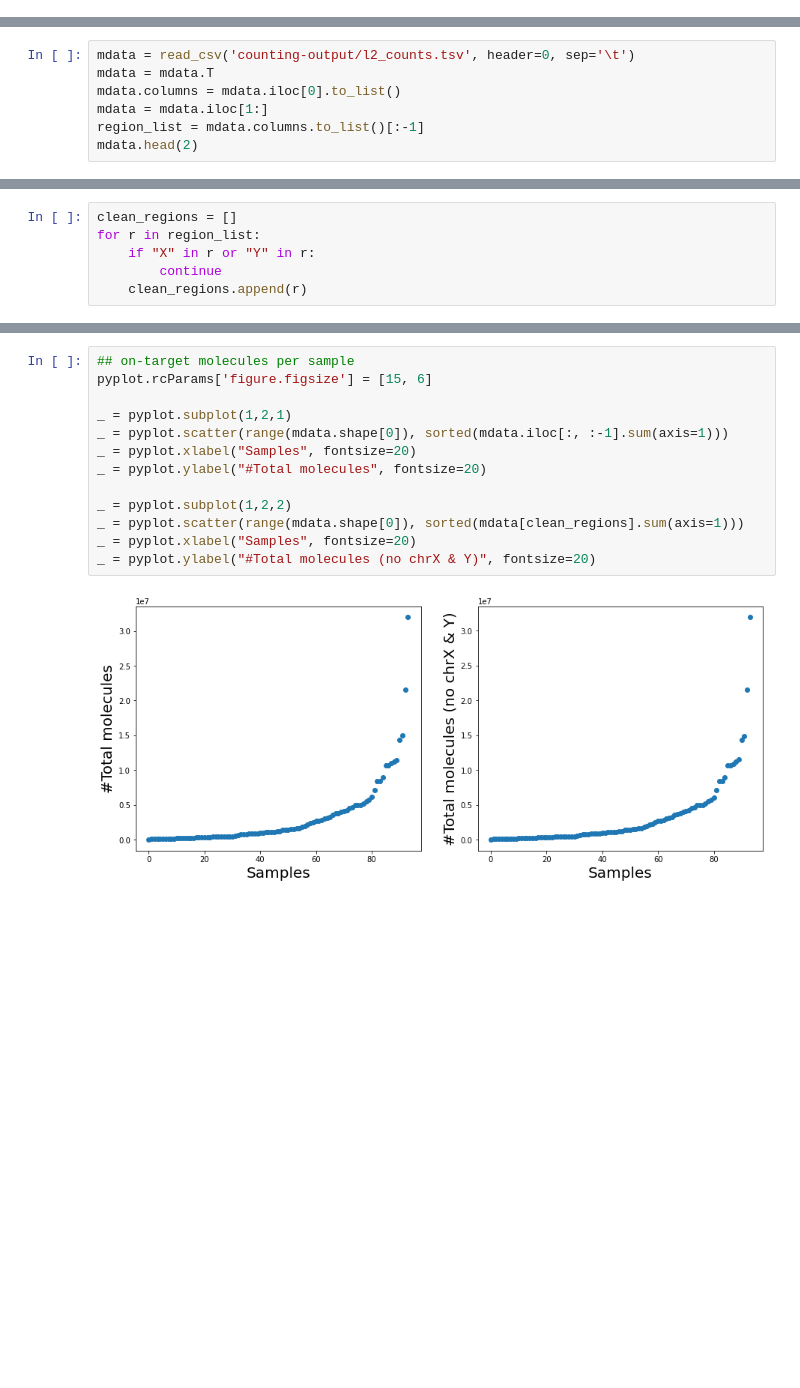
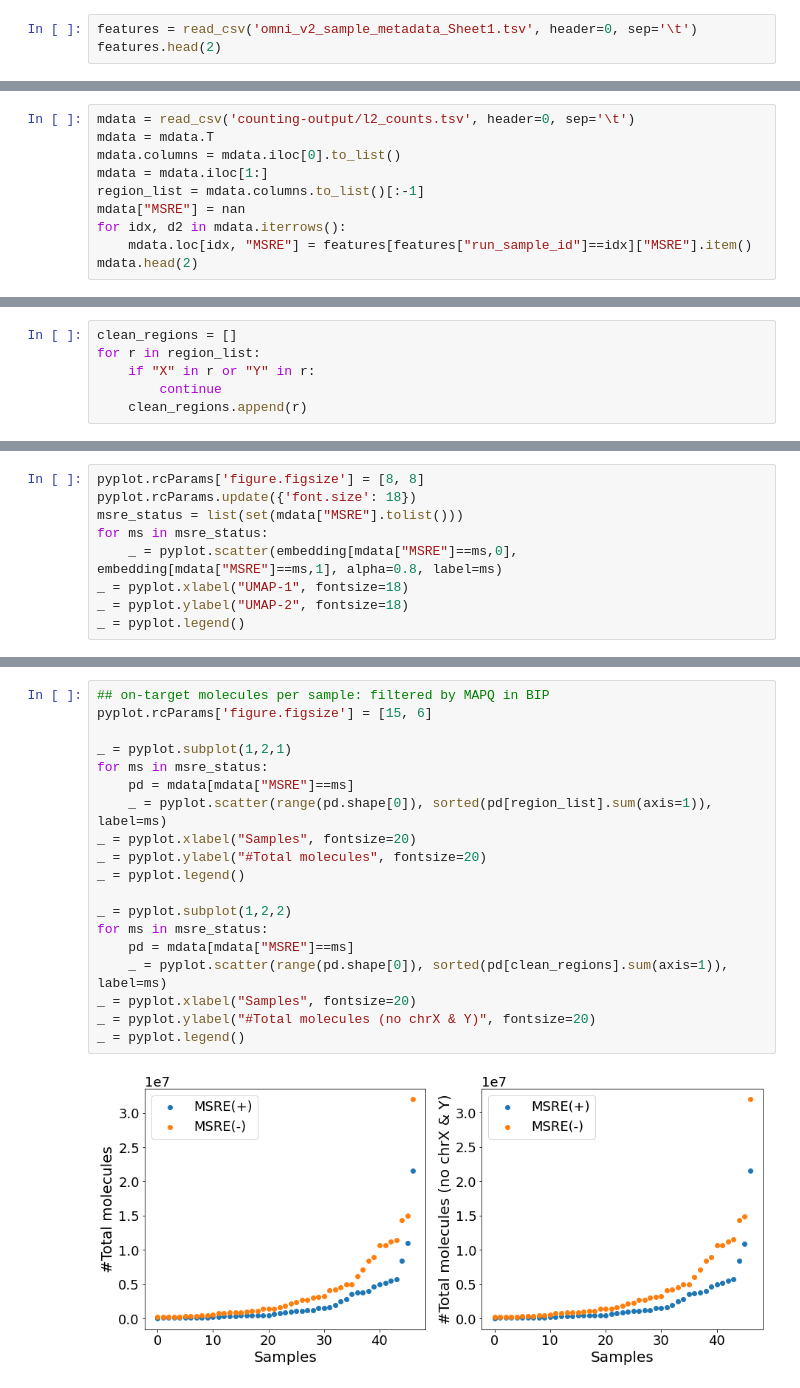
Before and after one commit to gh-schen/assay-analysis, a Jupyter notebook: om-227/mbd-msre-comparison.ipynb, the cells around one changed output, grey strips where cells are left out. Cells and saved outputs as stored; diff of their text form; blank space fills up the shorter version.

```diff
--- a/om-227/mbd-msre-comparison.ipynb
+++ b/om-227/mbd-msre-comparison.ipynb
@@ -2,3 +2,6 @@
 from matplotlib import pyplot
 from pandas import read_csv, DataFrame, Series, isnull
 from numpy import quantile, nan, concatenate, log
+# %%
+features = read_csv('omni_v2_sample_metadata_Sheet1.tsv', header=0, sep='\t')
+features.head(2)
@@ -8,6 +31,9 @@ mdata = mdata.T
 mdata.columns = mdata.iloc[0].to_list()
 mdata = mdata.iloc[1:]
 region_list = mdata.columns.to_list()[:-1]
+mdata["MSRE"] = nan
+for idx, d2 in mdata.iterrows():
+    mdata.loc[idx, "MSRE"] = features[features["run_sample_id"]==idx]["MSRE"].item()
 mdata.head(2)
 # %% [output]
 |  | 1_10002945_10003896 | 1_100315326_100316120 | 1_1003813_1004865 | 1_100435187_100436167 | ... |
@@ -32,0 +59,9 @@ _ = pyplot.scatter(embedding[:,0], embedding[:,1])
+# %%
+pyplot.rcParams['figure.figsize'] = [8, 8]
+pyplot.rcParams.update({'font.size': 18})
+msre_status = list(set(mdata["MSRE"].tolist()))
+for ms in msre_status:
+    _ = pyplot.scatter(embedding[mdata["MSRE"]==ms,0], embedding[mdata["MSRE"]==ms,1], alpha=0.8, label=ms)
+_ = pyplot.xlabel("UMAP-1", fontsize=18)
+_ = pyplot.ylabel("UMAP-2", fontsize=18)
+_ = pyplot.legend()
@@ -33,18 +70,24 @@ _ = pyplot.scatter(embedding[:,0], embedding[:,1])
 # %%
-## on-target molecules per sample
+## on-target molecules per sample: filtered by MAPQ in BIP
 pyplot.rcParams['figure.figsize'] = [15, 6]
 
 _ = pyplot.subplot(1,2,1)
-_ = pyplot.scatter(range(mdata.shape[0]), sorted(mdata.iloc[:, :-1].sum(axis=1)))
+for ms in msre_status:
+    pd = mdata[mdata["MSRE"]==ms]
+    _ = pyplot.scatter(range(pd.shape[0]), sorted(pd[region_list].sum(axis=1)), label=ms)
 _ = pyplot.xlabel("Samples", fontsize=20)
 _ = pyplot.ylabel("#Total molecules", fontsize=20)
+_ = pyplot.legend()
 
 _ = pyplot.subplot(1,2,2)
-_ = pyplot.scatter(range(mdata.shape[0]), sorted(mdata[clean_regions].sum(axis=1)))
+for ms in msre_status:
+    pd = mdata[mdata["MSRE"]==ms]
+    _ = pyplot.scatter(range(pd.shape[0]), sorted(pd[clean_regions].sum(axis=1)), label=ms)
 _ = pyplot.xlabel("Samples", fontsize=20)
 _ = pyplot.ylabel("#Total molecules (no chrX & Y)", fontsize=20)
+_ = pyplot.legend()
 # %% [output]
-[figure, old version]
+[figure, new version]
 # %%
 ## family size
 indata = read_csv('counting-output/om009-family-offtarget.csv', header=0, sep='\t')
```
Also changed, not shown: parts of 17 cells of this notebook.
